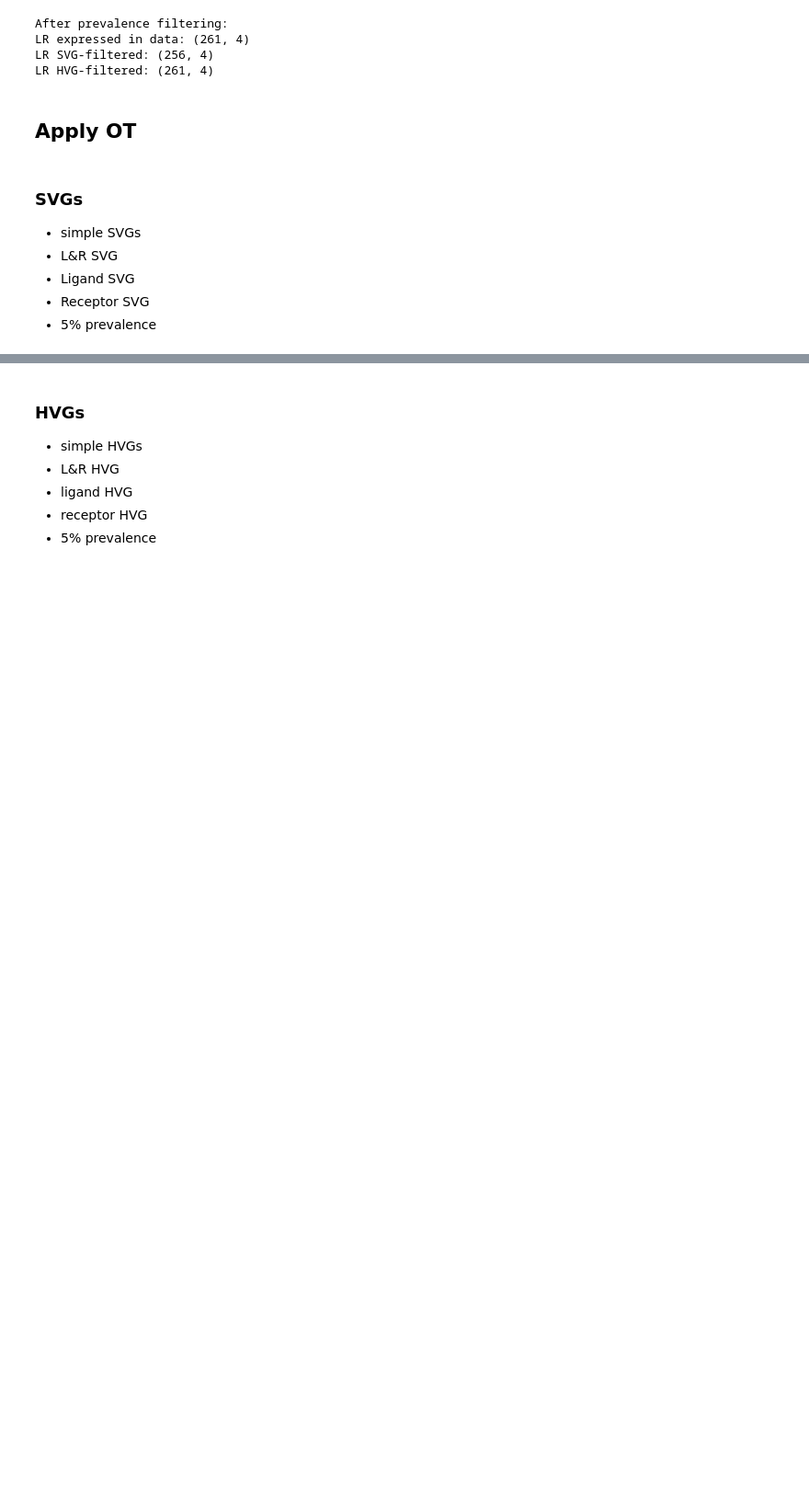
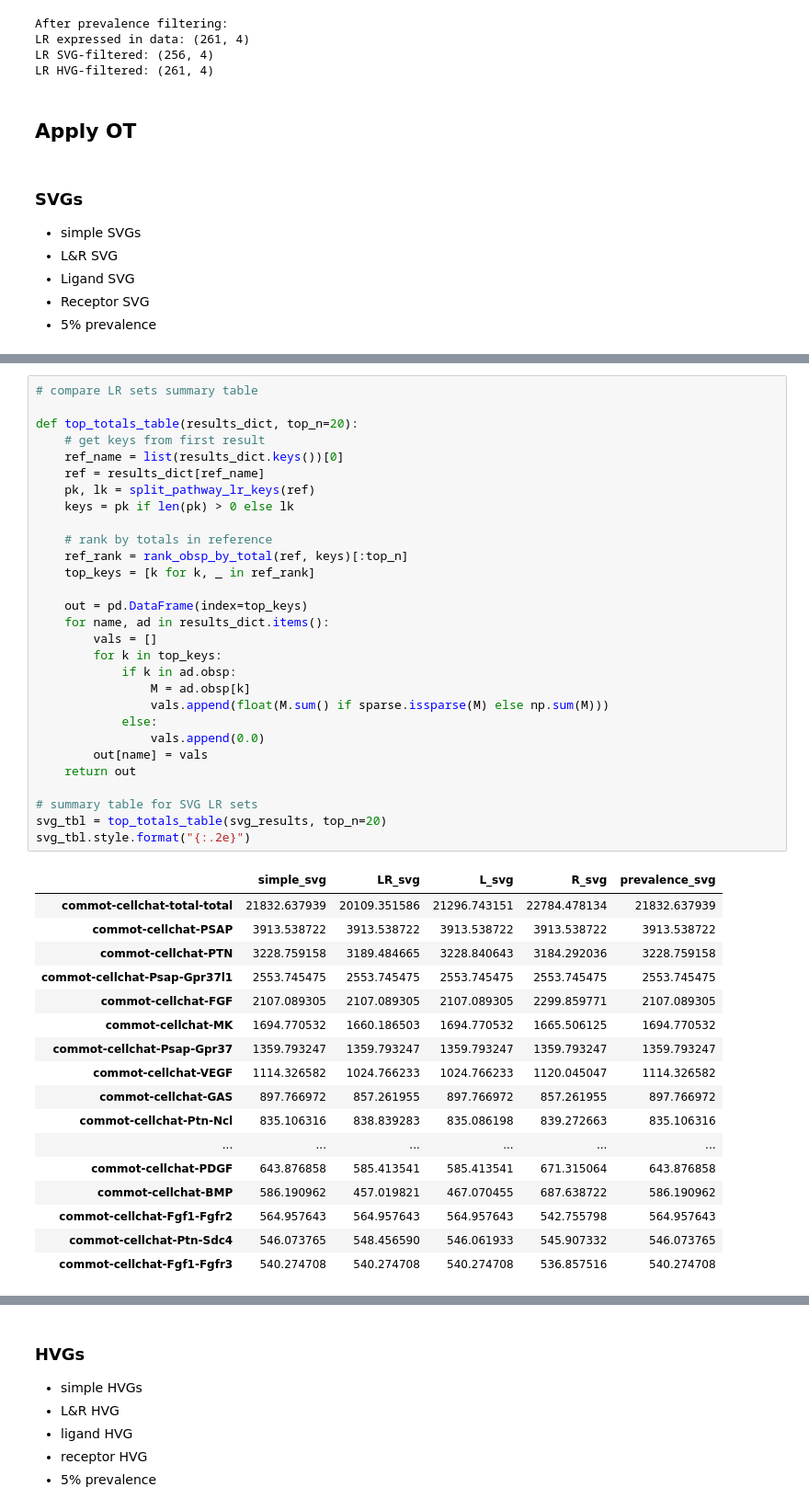
Before and after one commit to emilyekstrum/zhangLab_Rotation, a Jupyter notebook: notebooks/mouse_COMMOT.ipynb, the cells around one changed output, grey strips where cells are left out. Shown at 92% size. Drawn from its saved outputs; the diff is of its cells as text; blank space fills up the shorter version.

Commit message:
summary output for VGs

```diff
--- a/notebooks/mouse_COMMOT.ipynb
+++ b/notebooks/mouse_COMMOT.ipynb
@@ -487,0 +635,47 @@ IndexError: list index out of range
+# %%
+# compare LR sets summary table
+
+def top_totals_table(results_dict, top_n=20):
+    # get keys from first result
+    ref_name = list(results_dict.keys())[0]
+    ref = results_dict[ref_name]
+    pk, lk = split_pathway_lr_keys(ref)
+    keys = pk if len(pk) > 0 else lk
+
+    # rank by totals in reference
+    ref_rank = rank_obsp_by_total(ref, keys)[:top_n]
+    top_keys = [k for k, _ in ref_rank]
+
+    out = pd.DataFrame(index=top_keys)
+    for name, ad in results_dict.items():
+        vals = []
+        for k in top_keys:
+            if k in ad.obsp:
+                M = ad.obsp[k]
+                vals.append(float(M.sum() if sparse.issparse(M) else np.sum(M)))
+            else:
+                vals.append(0.0)
+        out[name] = vals
+    return out
+
+# summary table for SVG LR sets
+svg_tbl = top_totals_table(svg_results, top_n=20)
+svg_tbl.style.format("{:.2e}")
+# %% [output]
+|  | simple_svg | LR_svg | L_svg | R_svg | prevalence_svg |
+| commot-cellchat-total-total | 21832.637939 | 20109.351586 | 21296.743151 | 22784.478134 | 21832.637939 |
+| commot-cellchat-PSAP | 3913.538722 | 3913.538722 | 3913.538722 | 3913.538722 | 3913.538722 |
+| commot-cellchat-PTN | 3228.759158 | 3189.484665 | 3228.840643 | 3184.292036 | 3228.759158 |
+| commot-cellchat-Psap-Gpr37l1 | 2553.745475 | 2553.745475 | 2553.745475 | 2553.745475 | 2553.745475 |
+| commot-cellchat-FGF | 2107.089305 | 2107.089305 | 2107.089305 | 2299.859771 | 2107.089305 |
+| commot-cellchat-MK | 1694.770532 | 1660.186503 | 1694.770532 | 1665.506125 | 1694.770532 |
+| commot-cellchat-Psap-Gpr37 | 1359.793247 | 1359.793247 | 1359.793247 | 1359.793247 | 1359.793247 |
+| commot-cellchat-VEGF | 1114.326582 | 1024.766233 | 1024.766233 | 1120.045047 | 1114.326582 |
+| commot-cellchat-GAS | 897.766972 | 857.261955 | 897.766972 | 857.261955 | 897.766972 |
+| commot-cellchat-Ptn-Ncl | 835.106316 | 838.839283 | 835.086198 | 839.272663 | 835.106316 |
+| ... | ... | ... | ... | ... | ... |
+| commot-cellchat-PDGF | 643.876858 | 585.413541 | 585.413541 | 671.315064 | 643.876858 |
+| commot-cellchat-BMP | 586.190962 | 457.019821 | 467.070455 | 687.638722 | 586.190962 |
+| commot-cellchat-Fgf1-Fgfr2 | 564.957643 | 564.957643 | 564.957643 | 542.755798 | 564.957643 |
+| commot-cellchat-Ptn-Sdc4 | 546.073765 | 548.456590 | 546.061933 | 545.907332 | 546.073765 |
+| commot-cellchat-Fgf1-Fgfr3 | 540.274708 | 540.274708 | 540.274708 | 536.857516 | 540.274708 |
```
Also changed, not shown: parts of 27 cells of this notebook.
